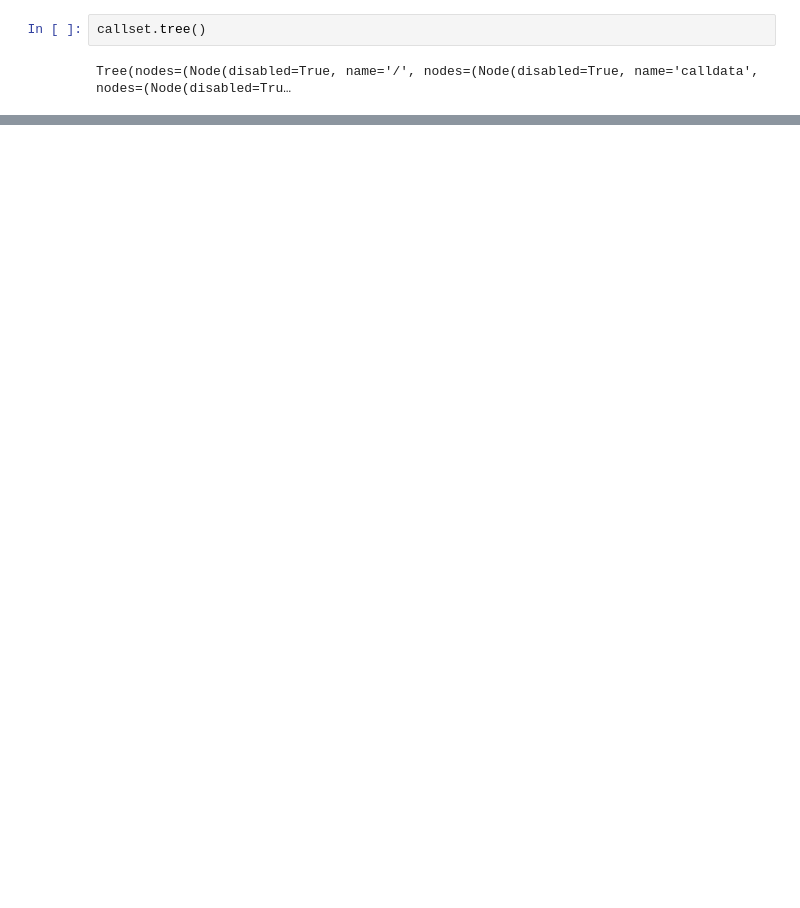
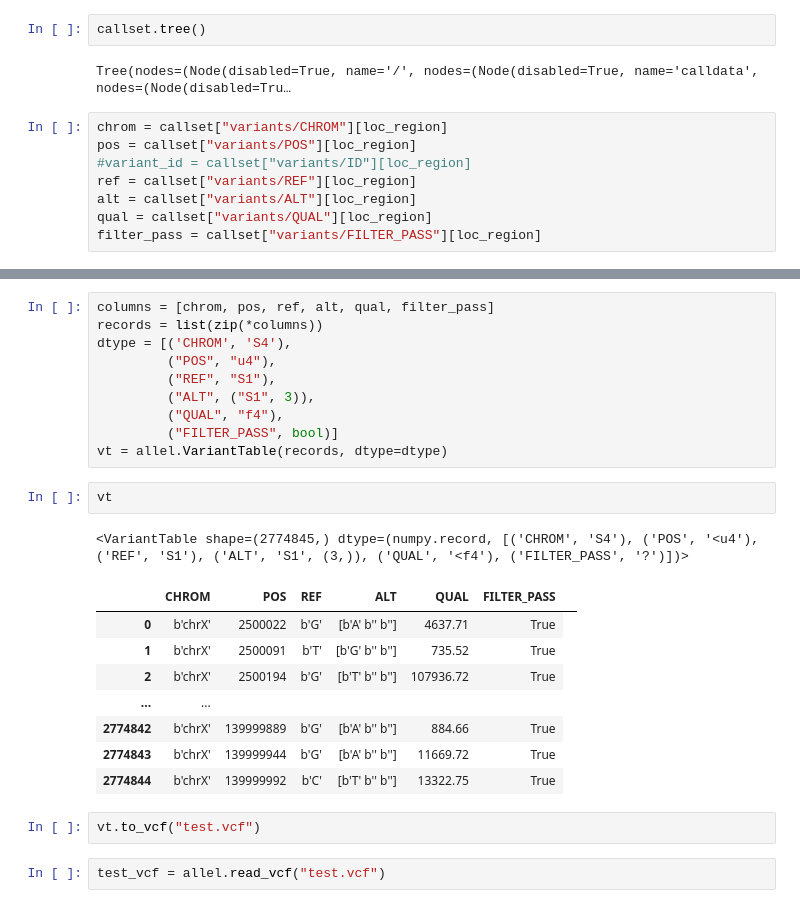
Before and after one commit to erikfogh/baboon_analysis, a Jupyter notebook: notebooks/dp05_male_x_cleaning.ipynb, the cells around one changed output, grey strips where cells are left out. Drawn from its saved outputs; the diff is of its cells as text; blank space fills up the shorter version.

```diff
--- a/notebooks/dp05_male_x_cleaning.ipynb
+++ b/notebooks/dp05_male_x_cleaning.ipynb
@@ -146,3 +268,11 @@ Fixed female: 56649, Het sites in male 70629, percentage 0.8020643078622096
 callset.tree()
 # %% [output]
 Tree(nodes=(Node(disabled=True, name='/', nodes=(Node(disabled=True, name='calldata', nodes=(Node(disabled=Tru…
+# %%
+chrom = callset["variants/CHROM"][loc_region]
+pos = callset["variants/POS"][loc_region]
+#variant_id = callset["variants/ID"][loc_region]
+ref = callset["variants/REF"][loc_region]
+alt = callset["variants/ALT"][loc_region]
+qual = callset["variants/QUAL"][loc_region]
+filter_pass = callset["variants/FILTER_PASS"][loc_region]
@@ -148,0 +289,26 @@ Tree(nodes=(Node(disabled=True, name='/', nodes=(Node(disabled=True, name='calld
+# %%
+columns = [chrom, pos, ref, alt, qual, filter_pass]
+records = list(zip(*columns))
+dtype = [('CHROM', 'S4'),
+         ("POS", "u4"),
+         ("REF", "S1"),
+         ("ALT", ("S1", 3)),
+         ("QUAL", "f4"),
+         ("FILTER_PASS", bool)]
+vt = allel.VariantTable(records, dtype=dtype)
+# %%
+vt
+# %% [output]
+<VariantTable shape=(2774845,) dtype=(numpy.record, [('CHROM', 'S4'), ('POS', '<u4'), ('REF', 'S1'), ('ALT', 'S1', (3,)), ('QUAL', '<f4'), ('FILTER_PASS', '?')])>
+|  | CHROM | POS | REF | ALT | QUAL | FILTER_PASS |
+| 0 | b'chrX' | 2500022 | b'G' | [b'A' b'' b''] | 4637.71 | True |
+| 1 | b'chrX' | 2500091 | b'T' | [b'G' b'' b''] | 735.52 | True |
+| 2 | b'chrX' | 2500194 | b'G' | [b'T' b'' b''] | 107936.72 | True |
+| ... | ... |  |  |  |  |  |  |
+| 2774842 | b'chrX' | 139999889 | b'G' | [b'A' b'' b''] | 884.66 | True |
+| 2774843 | b'chrX' | 139999944 | b'G' | [b'A' b'' b''] | 11669.72 | True |
+| 2774844 | b'chrX' | 139999992 | b'C' | [b'T' b'' b''] | 13322.75 | True |
+# %%
+vt.to_vcf("test.vcf")
+# %%
+test_vcf = allel.read_vcf("test.vcf")
```
Also changed, not shown: parts of 15 cells of this notebook, 8 other files.
